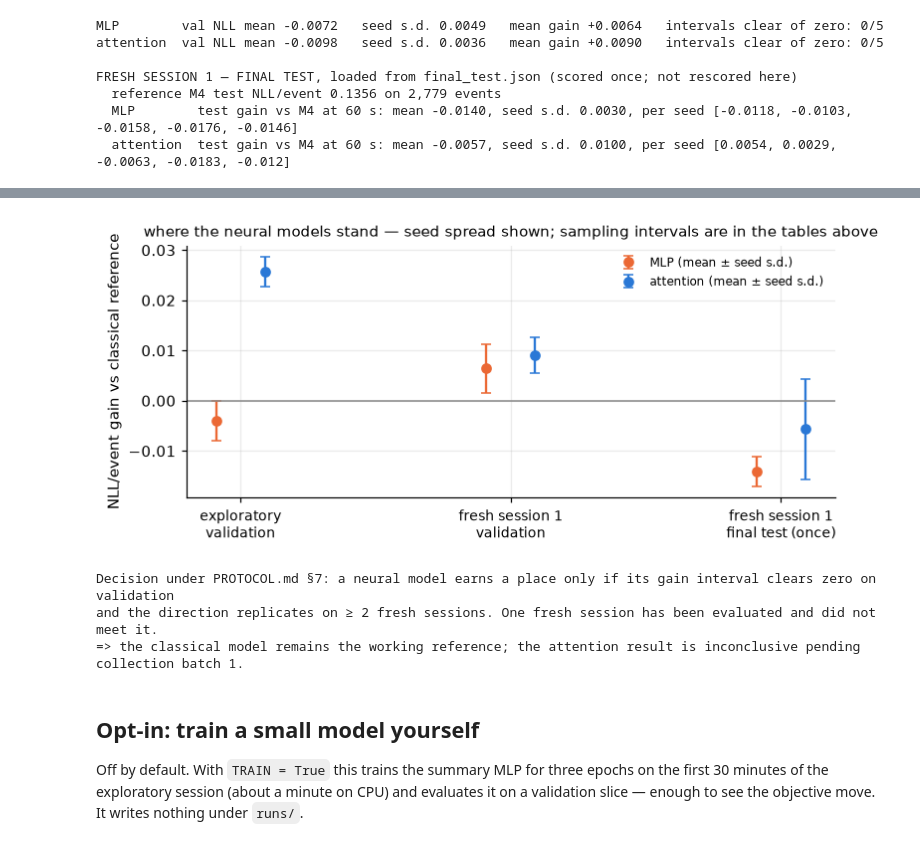
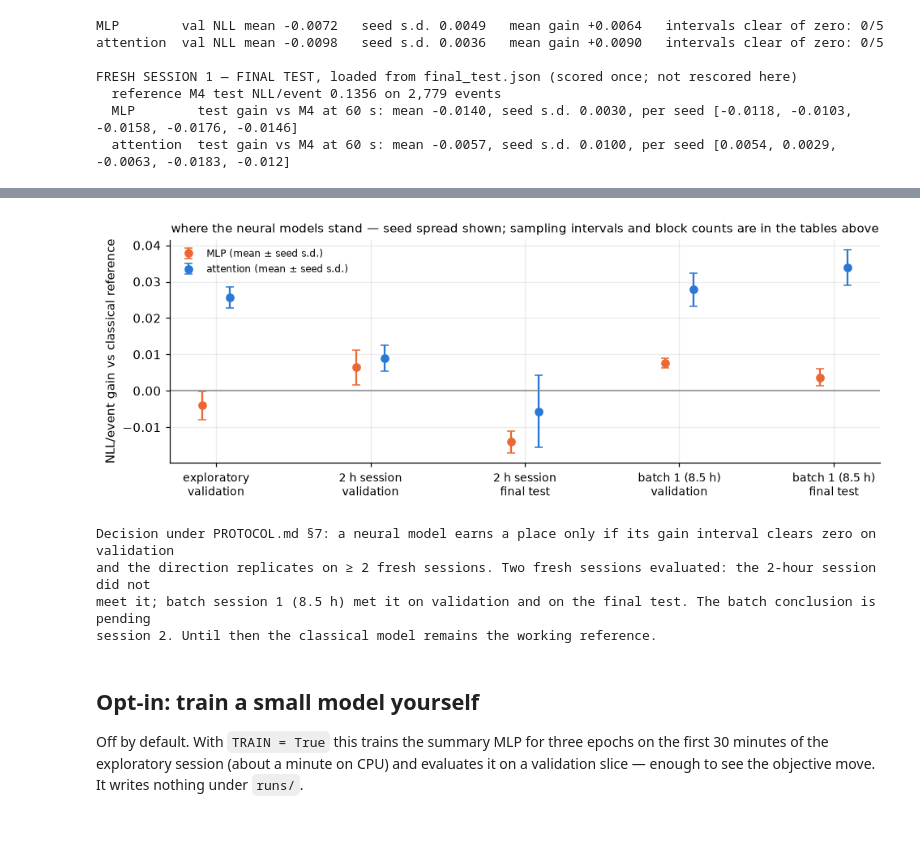
Before and after one commit to Armaan-king/MicroFlux, a Jupyter notebook: notebooks/01_neural_comparison.ipynb, the cells around one changed output, grey strips where cells are left out. Cells and saved outputs as stored; diff of their text form; code cells hidden in the pictures.

```diff
--- a/notebooks/01_neural_comparison.ipynb
+++ b/notebooks/01_neural_comparison.ipynb
@@ -36,7 +37,7 @@ from microflux.mle import OPEN, extrapolate, fit_hawkes
 TRAIN = False                       # set True to run the (slow) opt-in training cell at the end
 DATA_ROOT, SYMBOL, DATE = "C:/tickforge-runs", "BTCUSDT", "2026-09-09"
 RUNS = ROOT / "runs"
-EXPLORATORY, FRESH = RUNS / "BTCUSDT-2026-09-09", RUNS / "BTCUSDT-2026-09-09-early"
+EXPLORATORY, FRESH, BATCH1 = RUNS / "BTCUSDT-2026-09-09", RUNS / "BTCUSDT-2026-09-09-early", RUNS / "BTCUSDT-2026-09-14"
 C = {"attention": "#2a78d6", "MLP": "#eb6834", "classical": "#1baf7a"}   # fixed categorical order
 plt.rcParams.update({"figure.dpi": 110, "axes.spines.top": False, "axes.spines.right": False,
                      "axes.grid": True, "grid.alpha": 0.25, "lines.linewidth": 1.5})
@@ -355,32 +408,38 @@ FRESH SESSION 1 — FINAL TEST, loaded from final_test.json (scored once; not re
 # %%
 # the standing, in one figure: mean gain per model on each body of evidence
 def mean_gain(summary, kind, block="60"):
     return np.mean([r["gain_vs_reference"][block][0] for r in summary[kind].values()])
 def seed_sd(summary, kind, block="60"):
     return np.std([r["gain_vs_reference"][block][0] for r in summary[kind].values()], ddof=1)
-panels = [("exploratory\nvalidation", ref), ("fresh session 1\nvalidation", fresh)]
-fig, ax = plt.subplots(figsize=(7, 3.2))
-x = np.arange(len(panels) + 1)
+def test_gains(final_json, summary, kind):
+    return [final_json["models"][f"{kind}_seed{s}"]["gain_vs_reference"]["60"][0] for s in summary["seeds"]]
+
+panels = [("exploratory\nvalidation", lambda k: (mean_gain(ref, k), seed_sd(ref, k))),
+          ("2 h session\nvalidation", lambda k: (mean_gain(fresh, k), seed_sd(fresh, k))),
+          ("2 h session\nfinal test", lambda k: (np.mean(test_gains(final, fresh, k)), np.std(test_gains(final, fresh, k), ddof=1))),
+          ("batch 1 (8.5 h)\nvalidation", lambda k: (mean_gain(b1, k), seed_sd(b1, k))),
+          ("batch 1 (8.5 h)\nfinal test", lambda k: (np.mean(test_gains(final1, b1, k)), np.std(test_gains(final1, b1, k), ddof=1)))]
+fig, ax = plt.subplots(figsize=(9, 3.4))
+x = np.arange(len(panels))
 for j, kind in enumerate(("MLP", "attention")):
-    means = [mean_gain(s, kind) for _, s in panels]
-    sds = [seed_sd(s, kind) for _, s in panels]
-    test_g = [final["models"][f"{kind}_seed{s}"]["gain_vs_reference"]["60"][0] for s in fresh["seeds"]]
-    means.append(np.mean(test_g)); sds.append(np.std(test_g, ddof=1))
-    ax.errorbar(x + (j - 0.5) * 0.18, means, yerr=sds, fmt="o", color=C[kind], capsize=3, label=f"{kind} (mean ± seed s.d.)")
+    ms, sds = zip(*[fn(kind) for _, fn in panels])
+    ax.errorbar(x + (j - 0.5) * 0.18, ms, yerr=sds, fmt="o", color=C[kind], capsize=3, label=f"{kind} (mean ± seed s.d.)")
 ax.axhline(0, color="#888", lw=1)
-ax.set_xticks(x); ax.set_xticklabels([p[0] for p in panels] + ["fresh session 1\nfinal test (once)"], fontsize=9)
+ax.set_xticks(x); ax.set_xticklabels([p[0] for p in panels], fontsize=9)
 ax.set_ylabel("NLL/event gain vs classical reference"); ax.legend(frameon=False, fontsize=8)
-ax.set_title("where the neural models stand — seed spread shown; sampling intervals are in the tables above", fontsize=10)
+ax.set_title("where the neural models stand — seed spread shown; sampling intervals and block counts are in the tables above", fontsize=10)
 plt.tight_layout(); plt.show()
 
 print("Decision under PROTOCOL.md §7: a neural model earns a place only if its gain interval clears zero on validation")
-print("and the direction replicates on ≥ 2 fresh sessions. One fresh session has been evaluated and did not meet it.")
-print("=> the classical model remains the working reference; the attention result is inconclusive pending collection batch 1.")
+print("and the direction replicates on ≥ 2 fresh sessions. Two fresh sessions evaluated: the 2-hour session did not")
+print("meet it; batch session 1 (8.5 h) met it on validation and on the final test. The batch conclusion is pending")
+print("session 2. Until then the classical model remains the working reference.")
 # %% [output]
-[figure, old version]
+[figure, new version]
 Decision under PROTOCOL.md §7: a neural model earns a place only if its gain interval clears zero on validation
-and the direction replicates on ≥ 2 fresh sessions. One fresh session has been evaluated and did not meet it.
-=> the classical model remains the working reference; the attention result is inconclusive pending collection batch 1.
+and the direction replicates on ≥ 2 fresh sessions. Two fresh sessions evaluated: the 2-hour session did not
+meet it; batch session 1 (8.5 h) met it on validation and on the final test. The batch conclusion is pending
+session 2. Until then the classical model remains the working reference.
 # %% [markdown]
 ## Opt-in: train a small model yourself
 
```
Also changed, not shown: parts of 6 cells of this notebook, 3 other files.
